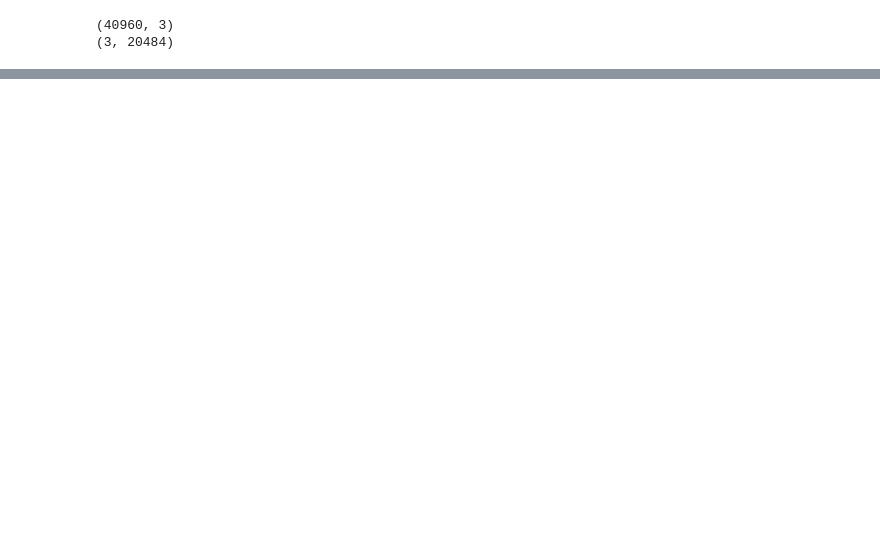
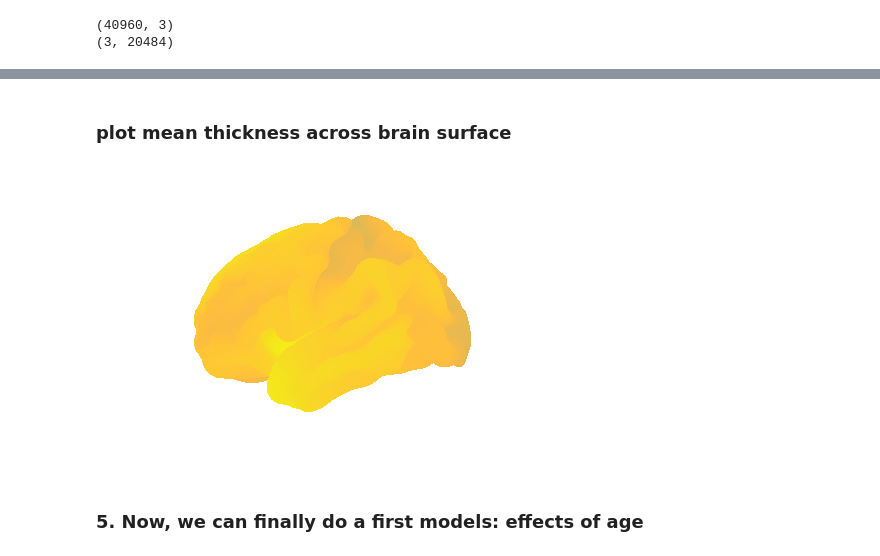
Before and after one commit to MICA-MNI/BrainStat, a Jupyter notebook: surfstat/surfstat_tutorial/surfstat_example.ipynb, the cells around one changed output, grey strips where cells are left out. Cells and saved outputs as stored; diff of their text form; code cells hidden in the pictures; blank space fills up the shorter version.

```diff
--- a/surfstat/surfstat_tutorial/surfstat_example.ipynb
+++ b/surfstat/surfstat_tutorial/surfstat_example.ipynb
@@ -239,0 +94,17 @@ a['image_files'][0]
+# %% [markdown]
+### plot mean thickness across brain surface
+# %%
+from nilearn.plotting import plot_surf_stat_map
+
+figure = plot_surf_stat_map(fs5.pial_left, T.mean(axis=0)[0:10242],
+                             hemi='left',
+                             bg_map=fs5['sulc_left'],
+                             cmap = parula_map,
+                             colorbar=False,
+                             #threshold=1,
+                             cmin=1,
+                             cmax=4)
+# %% [output]
+[figure, added]
+# %% [markdown]
+### 5. Now, we can finally do a first models: effects of age
```
Also changed, not shown: parts of 52 cells of this notebook.
